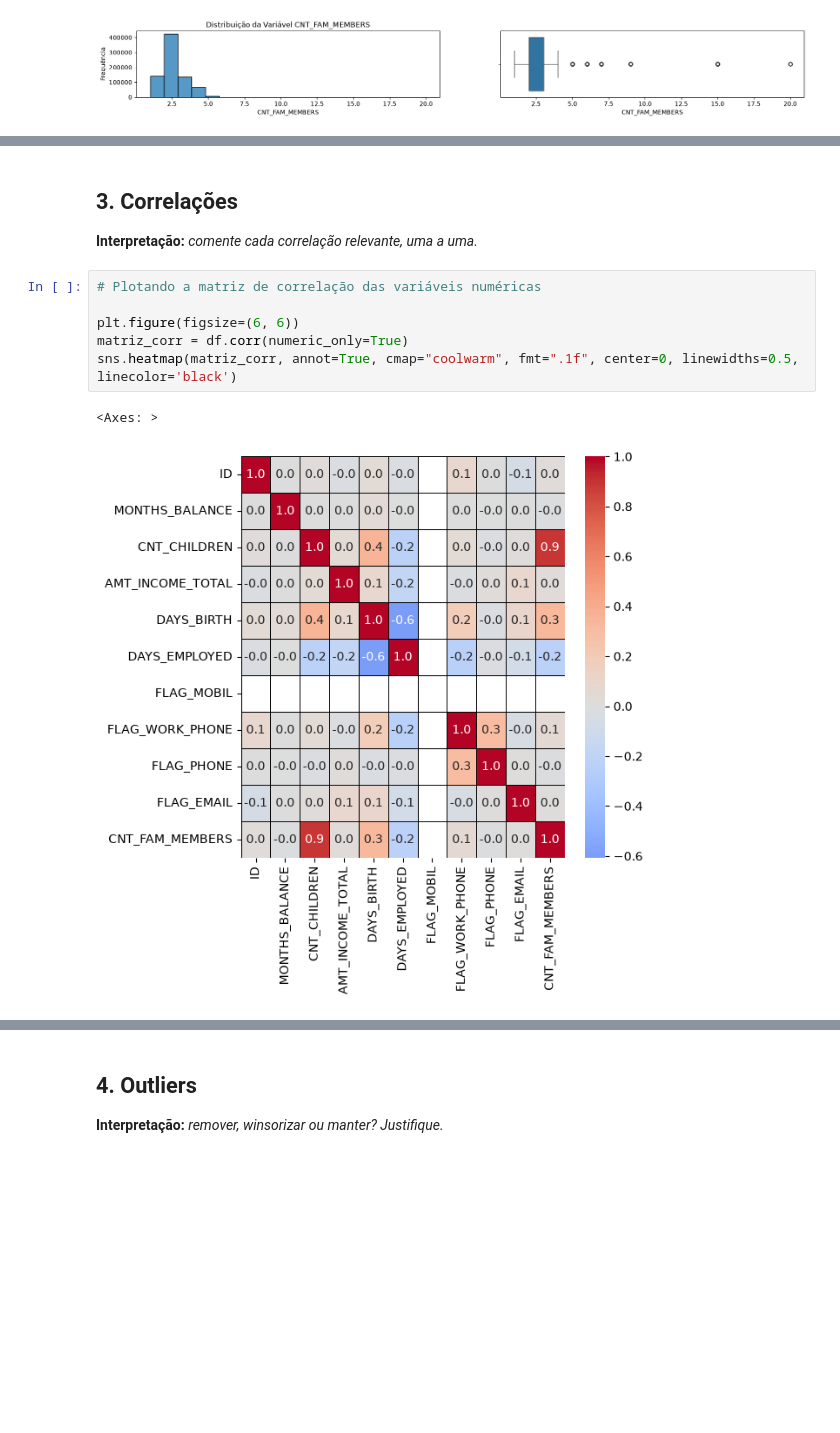
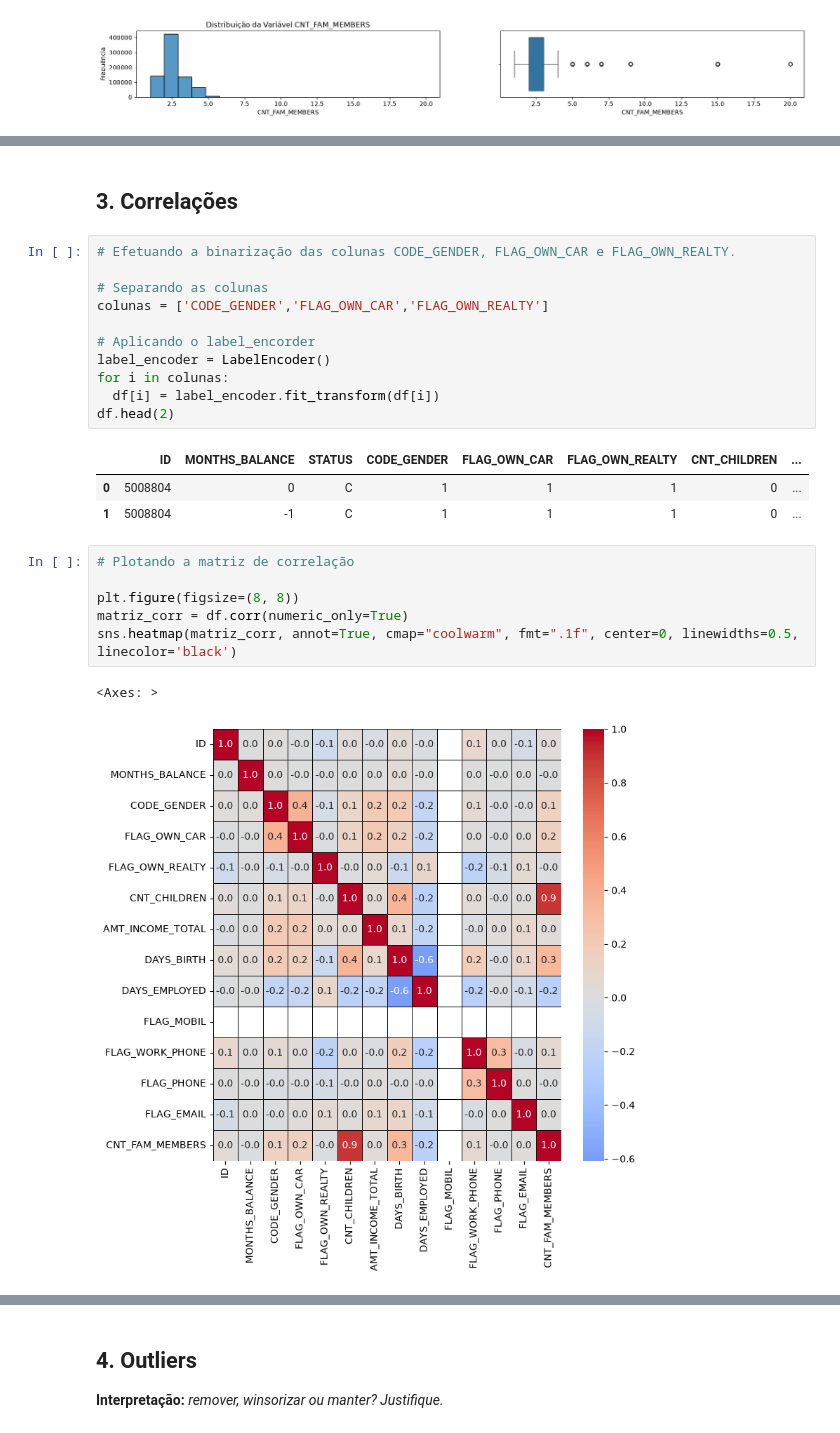
Before and after one commit to dianafismed/postech-tech-challenge-fase2, a Jupyter notebook: notebooks/01_eda.ipynb, the cells around one changed output, grey strips where cells are left out. Cells and saved outputs as stored; diff of their text form; blank space fills up the shorter version.

```diff
--- a/notebooks/01_eda.ipynb
+++ b/notebooks/01_eda.ipynb
@@ -578,15 +566,28 @@ Gráfico mostra assimetria à direita, com mais dados localizados na parte esque
 Há outliers, porém não se sabe ainda se pode descartá-los ou não.
 ________________________________________________________________________________________________________________________________
-# %% [markdown]
-## 3. Correlações
-
-**Interpretação:** _comente cada correlação relevante, uma a uma._
+# %% [markdown]
+## 3. Correlações
+# %%
+# Efetuando a binarização das colunas CODE_GENDER, FLAG_OWN_CAR e FLAG_OWN_REALTY.
+
+# Separando as colunas
+colunas = ['CODE_GENDER','FLAG_OWN_CAR','FLAG_OWN_REALTY']
+
+# Aplicando o label_encorder
+label_encoder = LabelEncoder()
+for i in colunas:
+  df[i] = label_encoder.fit_transform(df[i])
+df.head(2)
+# %% [output]
+|  | ID | MONTHS_BALANCE | STATUS | CODE_GENDER | FLAG_OWN_CAR | FLAG_OWN_REALTY | CNT_CHILDREN | ... |
+| 0 | 5008804 | 0 | C | 1 | 1 | 1 | 0 | ... |
+| 1 | 5008804 | -1 | C | 1 | 1 | 1 | 0 | ... |
 # %%
-# Plotando a matriz de correlação das variáveis numéricas
+# Plotando a matriz de correlação
 
-plt.figure(figsize=(6, 6))
+plt.figure(figsize=(8, 8))
 matriz_corr = df.corr(numeric_only=True)
 sns.heatmap(matriz_corr, annot=True, cmap="coolwarm", fmt=".1f", center=0, linewidths=0.5, linecolor='black')
 # %% [output]
 <Axes: >
-[figure, old version]
+[figure, new version]
```
Also changed, not shown: parts of 17 cells of this notebook, 1 other file.
